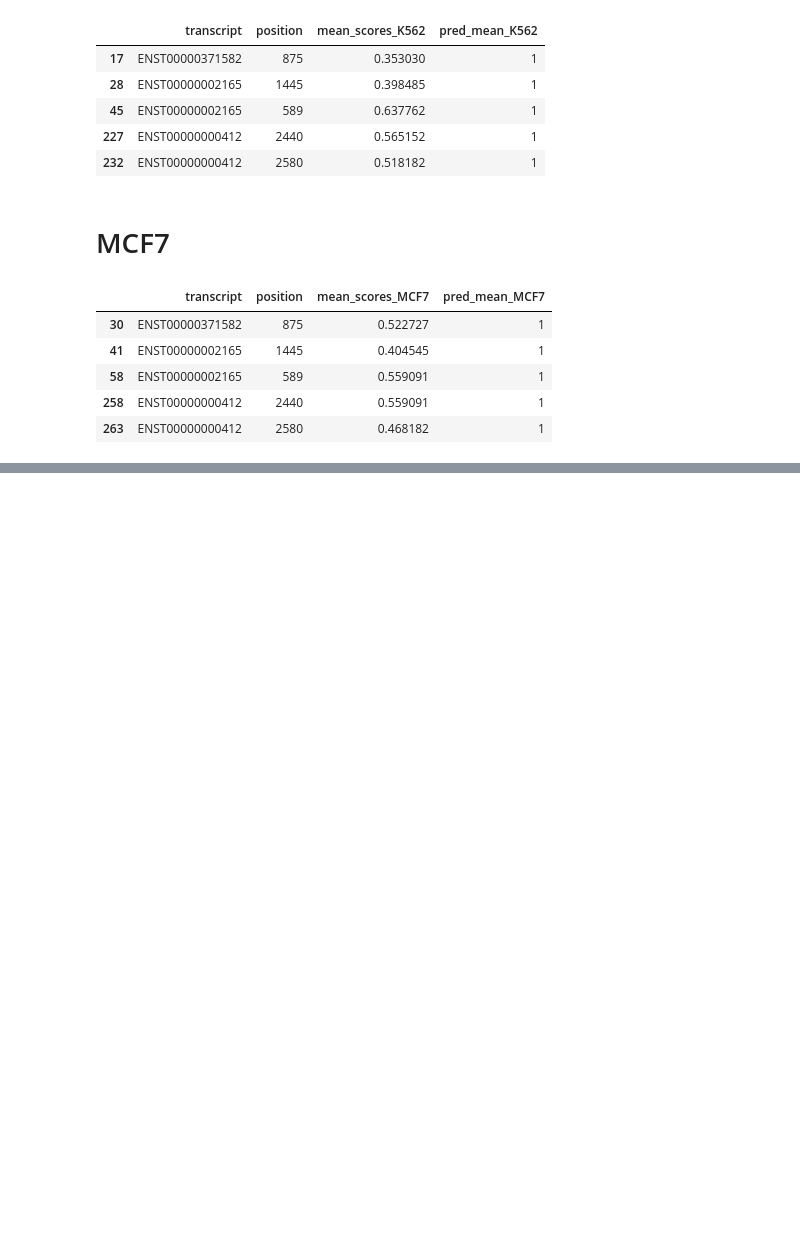
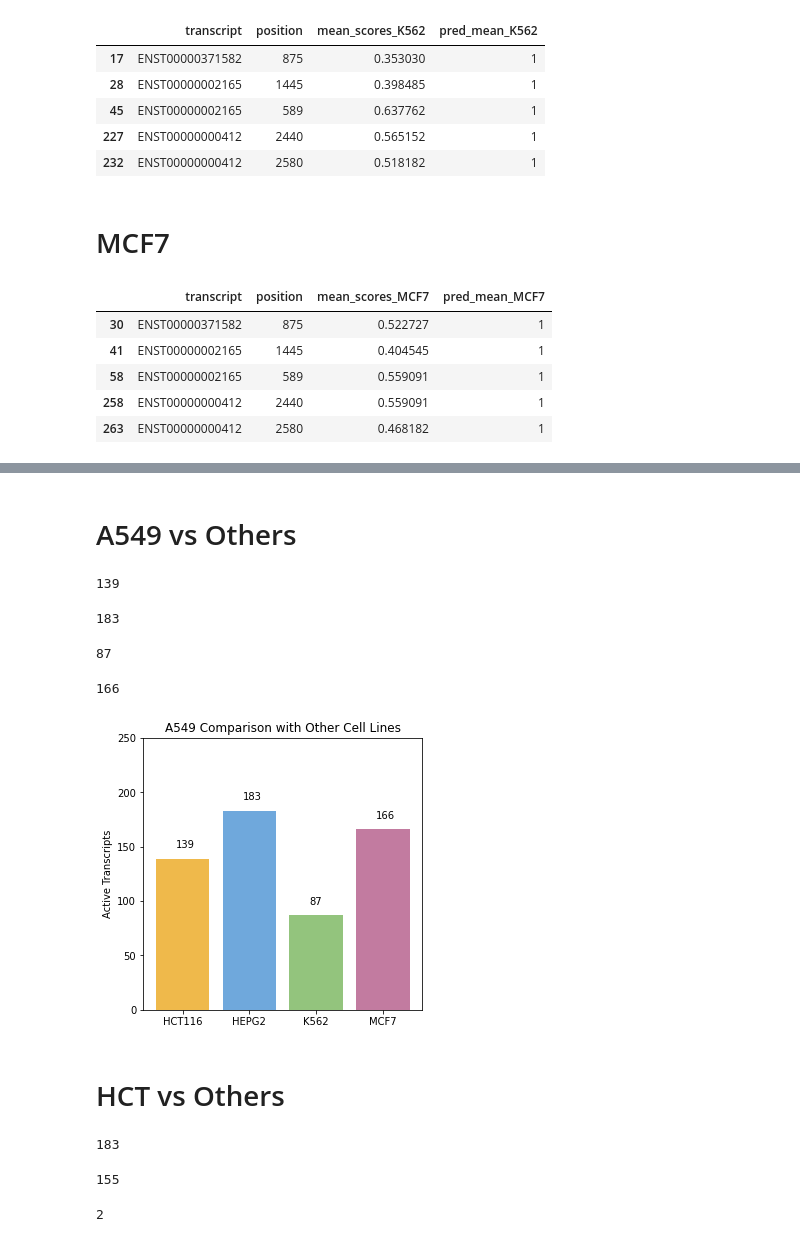
Before and after one commit to claudia-07/DSA4262-ACMXZ, a Jupyter notebook: prediction/all_cell_lines.ipynb, the cells around one changed output, grey strips where cells are left out. Saved outputs shown, nothing was run; the diff lists cells and outputs as text; code cells hidden in the pictures; blank space fills up the shorter version.

Commit message:
plotting of active transcript

```diff
--- a/prediction/all_cell_lines.ipynb
+++ b/prediction/all_cell_lines.ipynb
@@ -415,0 +112,77 @@ dtype: int64
+# %% [markdown]
+# A549 vs Others
+# %%
+##compare how many number of cancer cell with same transcript and position in A549 and Hep
+A549_with_Hep_cell = [merge1,mergeG2]
+A549_with_Hep_cell_df = pd.concat(A549_with_Hep_cell,axis=1)
+A549_with_Hep_cell_df = A549_with_Hep_cell_df.dropna()
+len(A549_with_Hep_cell_df)
+# %% [output]
+139
+# %%
+A549_with_Hct_cell = [merge1,mergeHct2]
+A549_with_Hct_cell_df = pd.concat(A549_with_Hct_cell,axis=1)
+A549_with_Hct_cell_df = A549_with_Hct_cell_df.dropna()
+len(A549_with_Hct_cell_df)
+# %% [output]
+183
+# %%
+A549_with_K562_cell = [merge1,mergek562_2]
+A549_with_K562_cell_df = pd.concat(A549_with_K562_cell,axis=1)
+A549_with_K562_cell_df = A549_with_K562_cell_df.dropna()
+len(A549_with_K562_cell_df)
+# %% [output]
+87
+# %%
+A549_with_MCF7_cell = [merge1,mergemcf7]
+A549_with_MCF7_cell_df = pd.concat(A549_with_MCF7_cell,axis=1)
+A549_with_MCF7_cell_df = A549_with_MCF7_cell_df.dropna()
+len(A549_with_MCF7_cell_df)
+# %% [output]
+166
+# %%
+ind_a549 = ["HCT116", "HEPG2", "K562", "MCF7"]
+x_pos = np.arange(4)
+a549_ls = [len(A549_with_Hep_cell_df), len(A549_with_Hct_cell_df),
+            len(A549_with_K562_cell_df), len(A549_with_MCF7_cell_df)]
+
+
+colour_scheme = {"A549": "#f75f4f", "HCT116": "#efb94b", "HEPG2": "#6fa8dc", "K562": "#93c47d", "MCF7": "#c27ba0ff"}
+plt.figure(figsize = (5, 5))
+plt.bar(x_pos, a549_ls, color = [colour_scheme["HCT116"], colour_scheme["HEPG2"], colour_scheme["K562"], colour_scheme["MCF7"]])
+
+plt.xticks(x_pos, ind_a549)
+plt.ylabel("Active Transcripts")
+plt.ylim([0, 250])
+plt.gca().xaxis.set_tick_params(rotation = 0)
+plt.title("A549 Comparison with Other Cell Lines")
+
+for index, value in enumerate(a549_ls):
+    plt.text(index - 0.1, value + 10, str(value))
+
+plt.show()
+# %% [output]
+[figure, added]
+# %% [markdown]
+# HCT vs Others
+# %%
+A549_with_Hct_cell = [merge1,mergeHct2]
+A549_with_Hct_cell_df = pd.concat(A549_with_Hct_cell,axis=1)
+A549_with_Hct_cell_df = A549_with_Hct_cell_df.dropna()
+len(A549_with_Hct_cell_df)
+# %% [output]
+183
+# %%
+Hct_with_Hep = [mergeHct2,mergeG2]
+Hct_with_Hep_df = pd.concat(Hct_with_Hep,axis=1)
+Hct_with_Hep_df = Hct_with_Hep_df.dropna()
+len(Hct_with_Hep_df)
+# %% [output]
+155
+# %%
+Hct_with_K562 = [mergeHct2,mergek562_2]
+Hct_with_K562_df = pd.concat(Hct_with_K562,axis=1)
+Hct_with_K562_df = Hct_with_K562_df.dropna()
+len(Hct_with_K562)
+# %% [output]
+2
```
Also changed, not shown: parts of 44 cells of this notebook.
